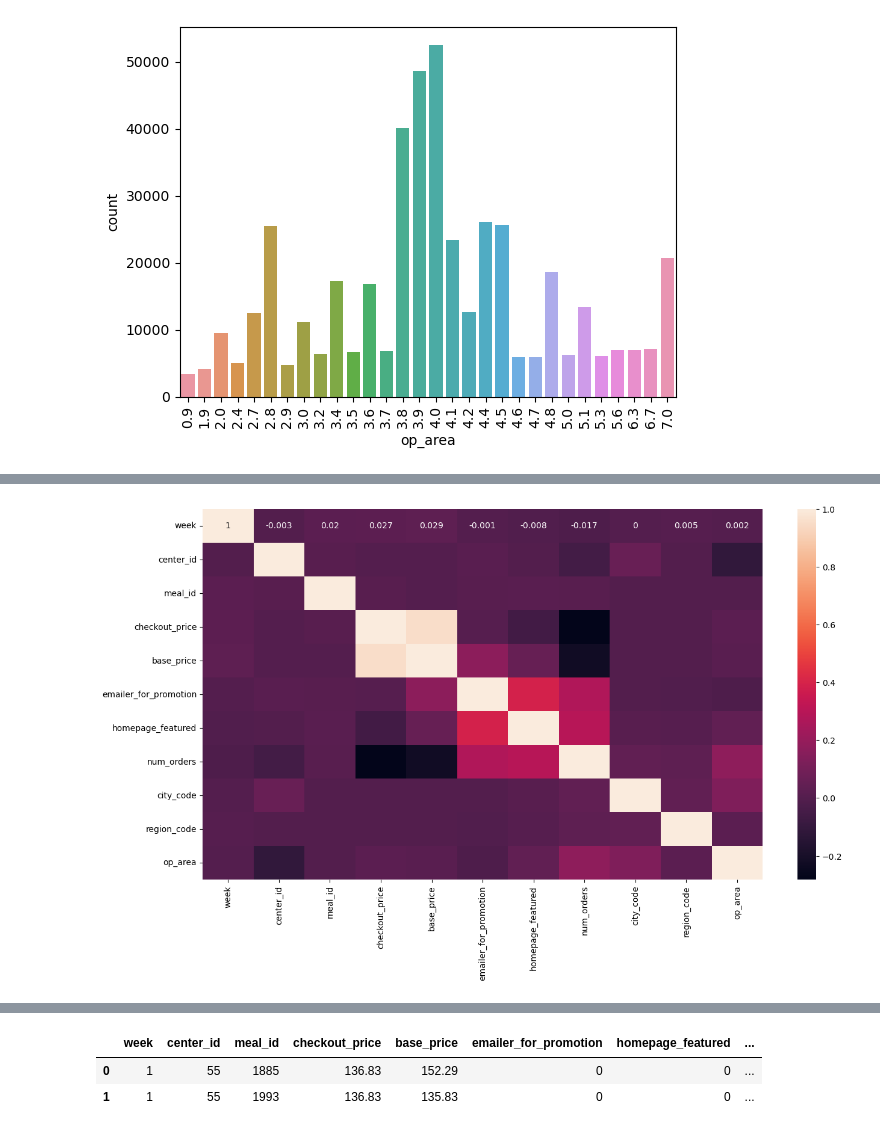
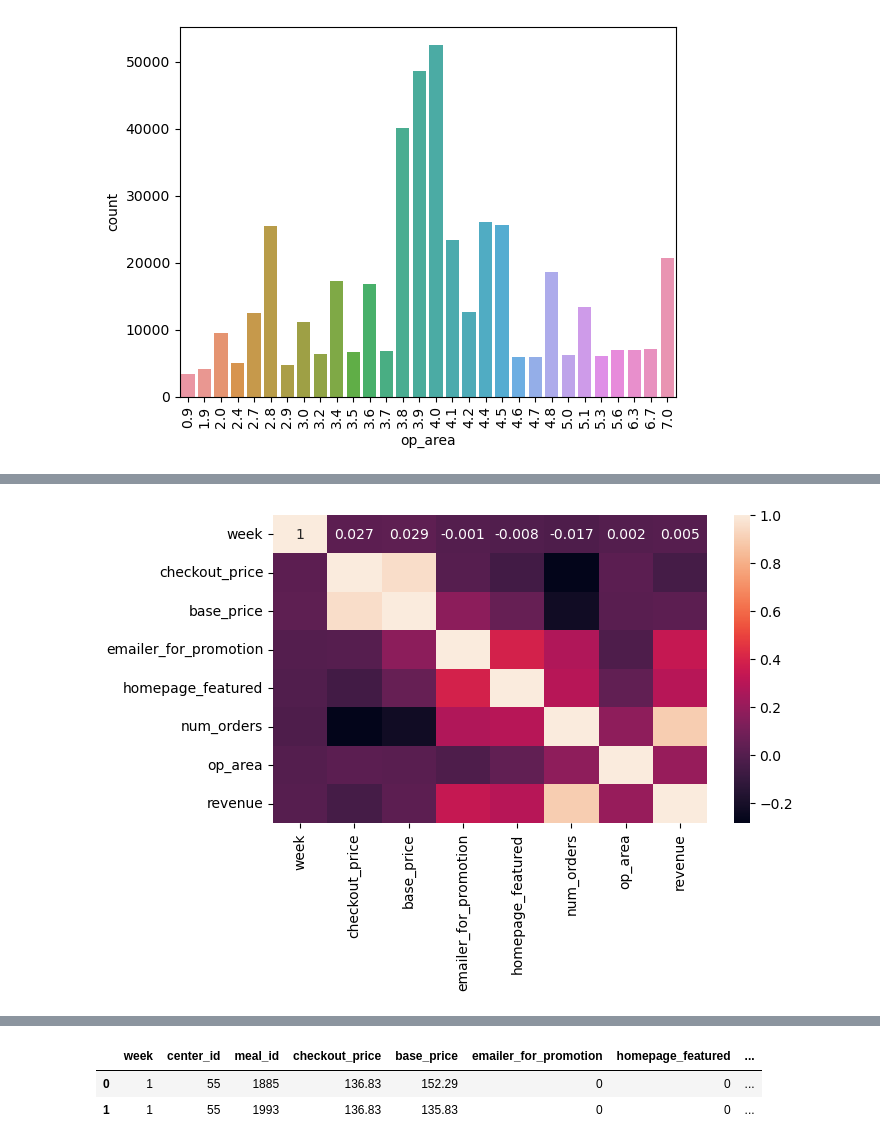
Before and after one commit to ndhomse/food-demand-forecasting, a Jupyter notebook: notebook/Food-Demand-Forecasting.ipynb, the cells around one changed output, grey strips where cells are left out. Saved outputs shown, nothing was run; the diff lists cells and outputs as text; code cells hidden in the pictures.

```diff
--- a/notebook/Food-Demand-Forecasting.ipynb
+++ b/notebook/Food-Demand-Forecasting.ipynb
@@ -256,0 +284,3 @@ array([[<Axes: title={'center': 'id'}>, <Axes: title={'center': 'week'}>,
+# %%
+center_info[['center_id']] = center_info[['center_id']].astype('category')
+center_info.info()
@@ -285,0 +323,3 @@ array([[<Axes: title={'center': 'meal_id'}>]], dtype=object)
+# %%
+meal_info[['meal_id']] = meal_info[['meal_id']].astype('category')
+meal_info.info()
@@ -483,0 +562,3 @@ df.head()
+# %%
+df['revenue'] = df.checkout_price * df.num_orders
+df.head(2)
@@ -511,0 +619,3 @@ df.head(2)
+# %%
+df[['center_id', 'meal_id', 'city_code', 'region_code', 'center_type']] = df[['center_id', 'meal_id', 'city_code', 'region_code', 'center_type']].astype('category')
+df.info()
@@ -632,8 +769,8 @@ corr
 # %%
-plt.figure(figsize= (15,8))
+plt.figure(figsize= (7, 4))
 sns.heatmap(corr, annot= True);
 # %% [output]
-[figure, old version]
+[figure, new version]
 # %%
 corr[['num_orders']].sort_values('num_orders')
 # %% [output]
```
Also changed, not shown: parts of 123 cells of this notebook.
